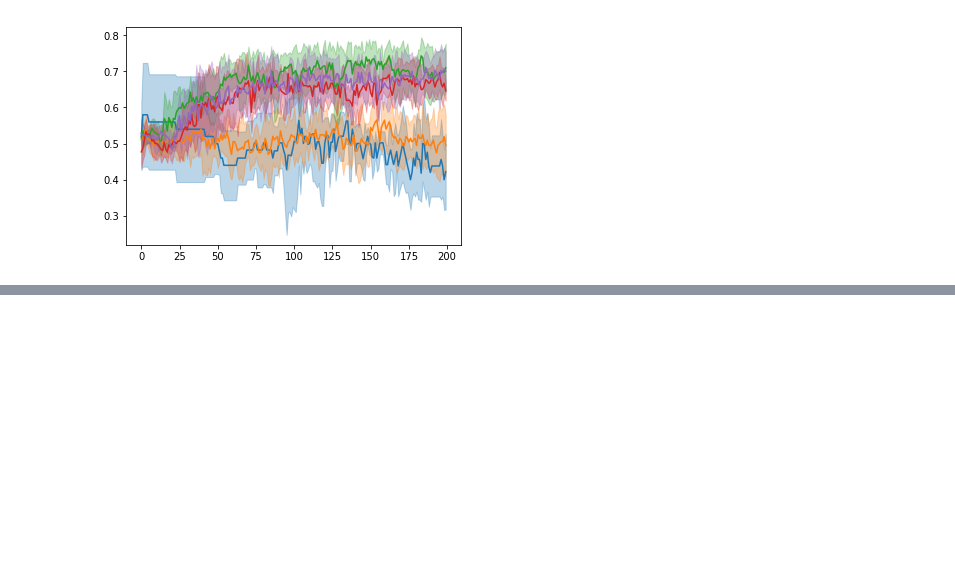
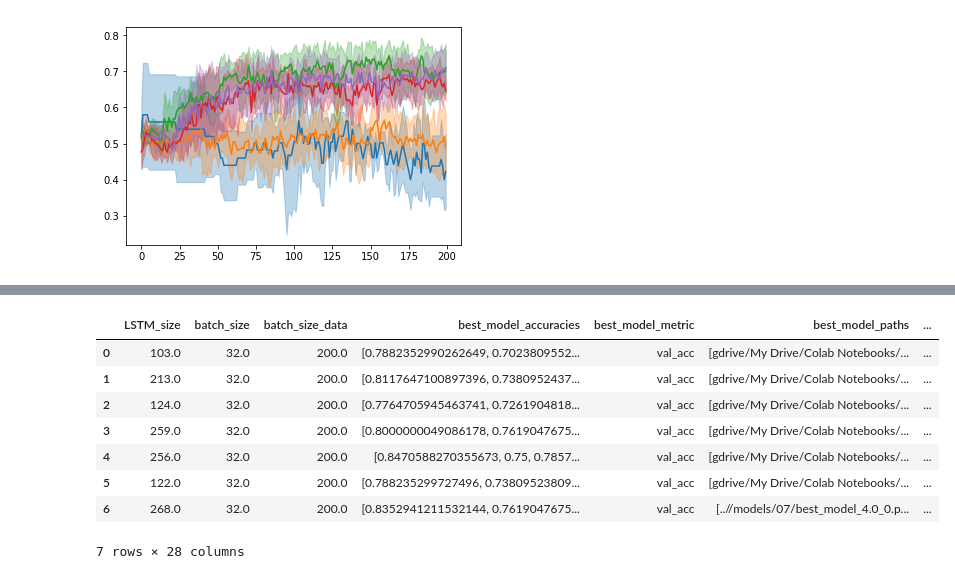
Before and after one commit to AndreaAmico/DeepMouse, a Jupyter notebook: live_history.ipynb, the cells around one changed output, grey strips where cells are left out. Drawn from its saved outputs; the diff is of its cells as text; code cells hidden in the pictures; blank space fills up the shorter version.

```diff
--- a/live_history.ipynb
+++ b/live_history.ipynb
@@ -121,0 +160,12 @@ for fo in df.fit_outs[:]:
+# %%
+combined_df
+# %% [output]
+|  | LSTM_size | batch_size | batch_size_data | best_model_accuracies | best_model_metric | best_model_paths | ... |
+| 0 | 103.0 | 32.0 | 200.0 | [0.7882352990262649, 0.7023809552... | val_acc | [gdrive/My Drive/Colab Notebooks/... | ... |
+| 1 | 213.0 | 32.0 | 200.0 | [0.8117647100897396, 0.7380952437... | val_acc | [gdrive/My Drive/Colab Notebooks/... | ... |
+| 2 | 124.0 | 32.0 | 200.0 | [0.7764705945463741, 0.7261904818... | val_acc | [gdrive/My Drive/Colab Notebooks/... | ... |
+| 3 | 259.0 | 32.0 | 200.0 | [0.8000000049086178, 0.7619047675... | val_acc | [gdrive/My Drive/Colab Notebooks/... | ... |
+| 4 | 256.0 | 32.0 | 200.0 | [0.8470588270355673, 0.75, 0.7857... | val_acc | [gdrive/My Drive/Colab Notebooks/... | ... |
+| 5 | 122.0 | 32.0 | 200.0 | [0.788235299727496, 0.73809523809... | val_acc | [gdrive/My Drive/Colab Notebooks/... | ... |
+| 6 | 268.0 | 32.0 | 200.0 | [0.8352941211532144, 0.7619047675... | val_acc | [..//models/07/best_model_4.0_0.p... | ... |
+7 rows × 28 columns
```
Also changed, not shown: parts of 4 cells of this notebook, 3 other files.
